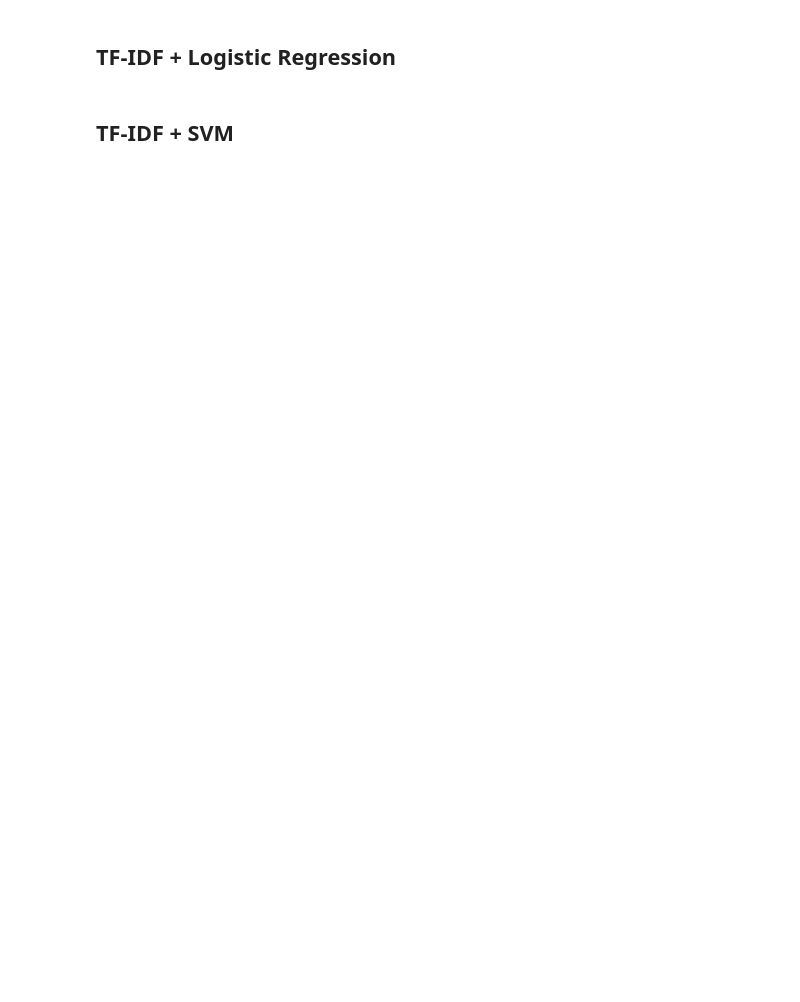
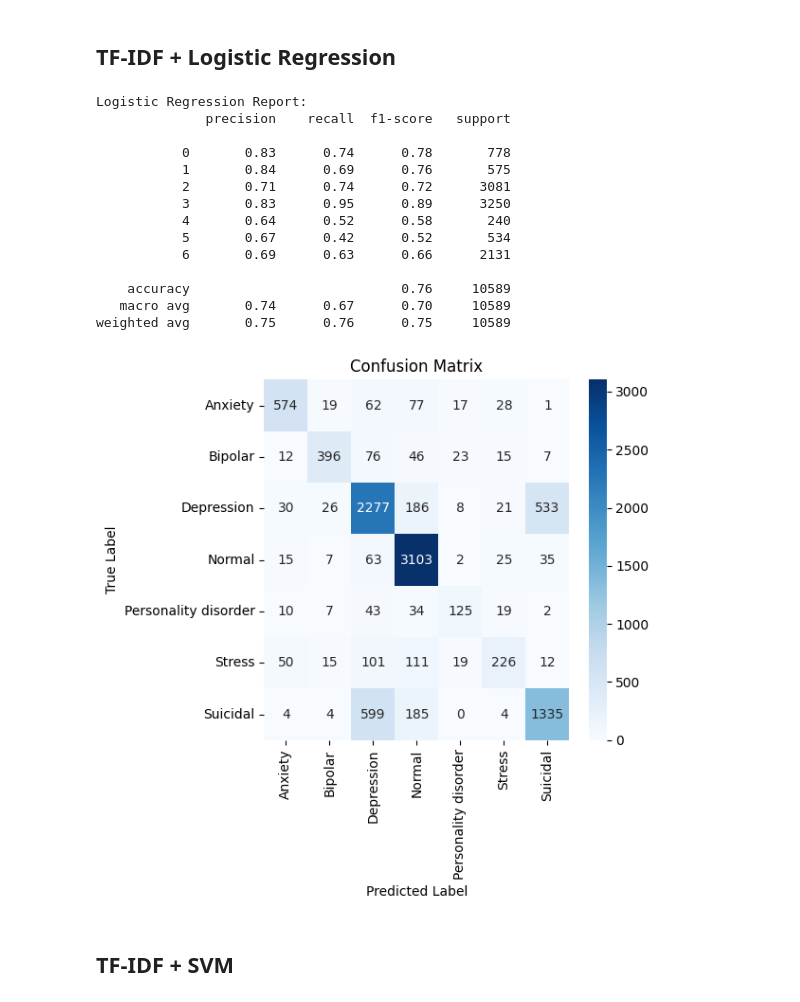
Before and after one commit to jiajinz/NLP_Project, a Jupyter notebook: notebooks/IE7500_Logistic Regression&SVM&BERT-Copy.ipynb, the cells around one changed output. Saved outputs shown, nothing was run; the diff lists cells and outputs as text; code cells hidden in the pictures; blank space fills up the shorter version.

```diff
--- a/notebooks/IE7500_Logistic Regression&SVM&BERT-Copy.ipynb
+++ b/notebooks/IE7500_Logistic Regression&SVM&BERT-Copy.ipynb
@@ -144,34 +144,50 @@ non_empty_text = X_train.str.strip().astype(bool)
 X_train = X_train[non_empty_text]
 y_train = y_train[non_empty_text]
 
 non_empty_text_test = X_test.str.strip().astype(bool)
 X_test = X_test[non_empty_text_test]
 y_test = y_test[non_empty_text_test]
 
 # TF-IDF feature extraction
 vectorizer = TfidfVectorizer(max_features=10000)
 X_train_tfidf = vectorizer.fit_transform(X_train)
 X_test_tfidf = vectorizer.transform(X_test)
 
 # Train Logistic Regression
 logreg_model = LogisticRegression(max_iter=1000)
 # %timeit logreg_model.fit(X_train_tfidf, y_train)
 logreg_model.fit(X_train_tfidf, y_train)
 
 # Predict and evaluate
 logreg_preds = logreg_model.predict(X_test_tfidf)
 print("Logistic Regression Report:")
 print(classification_report(y_test, logreg_preds))
 
 # Confusion matrix
 fig, ax = plt.subplots(figsize=(6, 6))
 sns.heatmap(confusion_matrix(y_test, logreg_preds), annot=True, xticklabels=encoder.classes_, yticklabels=encoder.classes_, fmt='d', cmap="Blues")
-plt.title("Confusion Matrix - Logistic Regression")
+plt.title("Confusion Matrix")
 plt.xlabel("Predicted Label")
 plt.ylabel("True Label")
 plt.tight_layout()
 plt.savefig("../figures/lr_confusion_matrix.png")
 plt.show()
+# %% [output]
+Logistic Regression Report:
+              precision    recall  f1-score   support
+
+           0       0.83      0.74      0.78       778
+           1       0.84      0.69      0.76       575
+           2       0.71      0.74      0.72      3081
+           3       0.83      0.95      0.89      3250
+           4       0.64      0.52      0.58       240
+           5       0.67      0.42      0.52       534
+           6       0.69      0.63      0.66      2131
+
+    accuracy                           0.76     10589
+   macro avg       0.74      0.67      0.70     10589
+weighted avg       0.75      0.76      0.75     10589
+[figure, added]
 # %% [markdown]
 ## TF-IDF + SVM ##
 # %%
```
Also changed, not shown: parts of 3 cells of this notebook, 5 other files.
